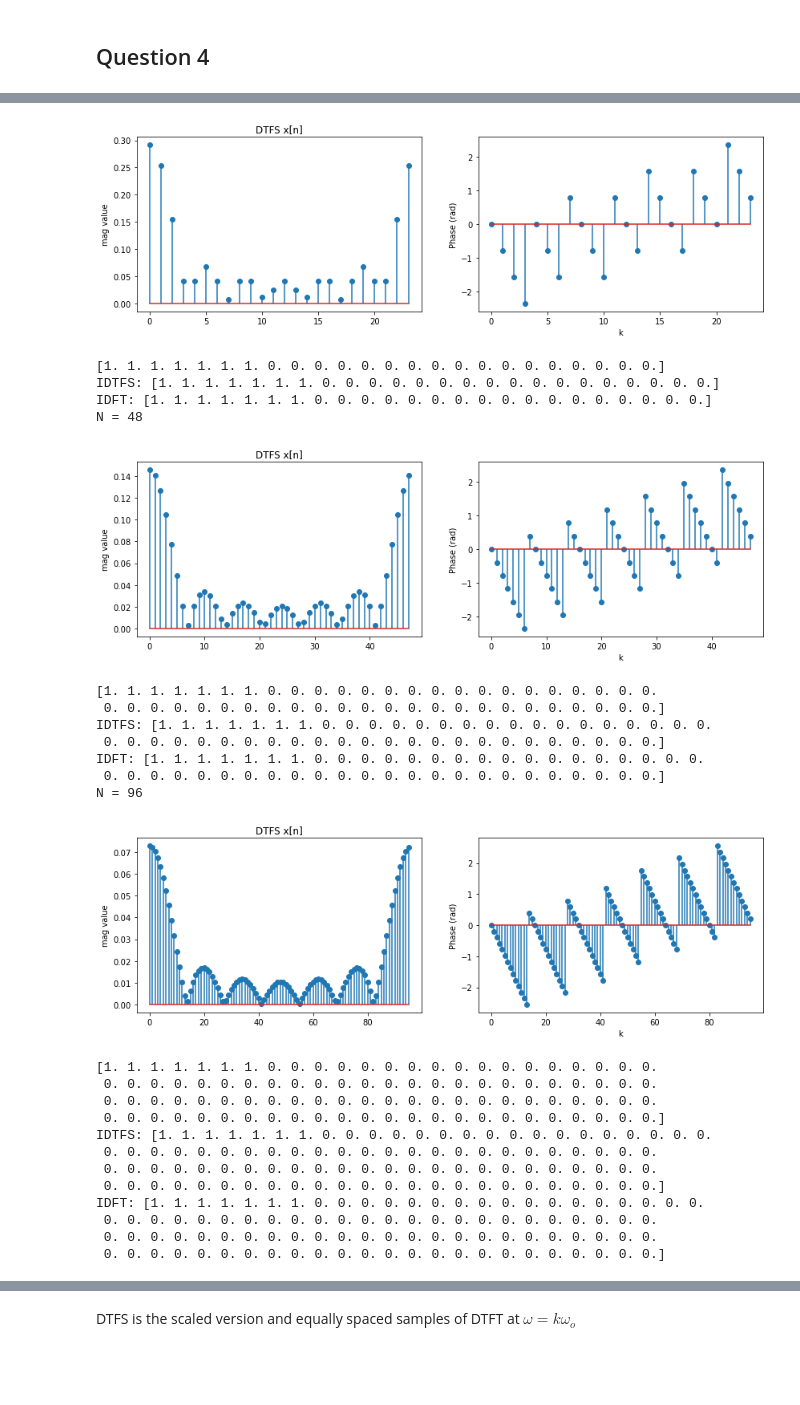
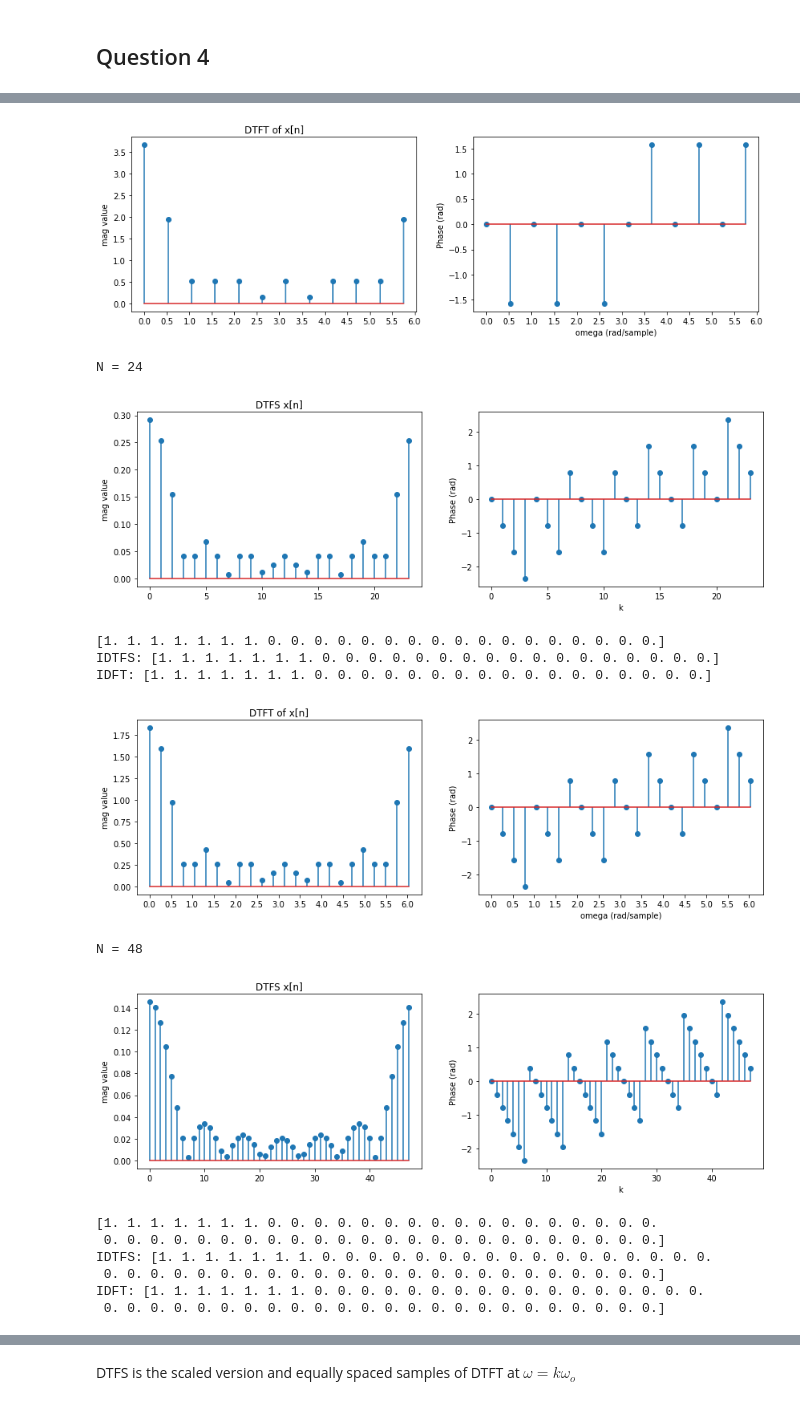
Before and after one commit to tejas1611/DSP-NTU, a Jupyter notebook: Lab3.ipynb, the cells around one changed output, grey strips where cells are left out. Saved outputs shown, nothing was run; the diff lists cells and outputs as text; code cells hidden in the pictures; blank space fills up the shorter version.

```diff
--- a/Lab3.ipynb
+++ b/Lab3.ipynb
@@ -49,7 +49,7 @@ def myIDFT(X):
 # %% [markdown]
 ### Question 2
 # %%
-def q1_b_c(x, mode="both"):
+def q1_b_c(x, mode):
     # (X) = np.fft.fft(x)
 
     (X1, Omega) = myDTFS(x)
@@ -57,7 +57,7 @@ def q1_b_c(x, mode="both"):
     angleX = np.angle(X1)
     titleStr = 'x[n]'
 
-    if mode=="dtfs" or mode=="both":
+    if "dtfs" in mode:
         f, axarr = plt.subplots(1,2, sharex=True, figsize=(14,4))
         axarr[0].stem(np.arange(0,len(X1)), absX)
         axarr[0].set_title('DTFS '+titleStr)
@@ -74,7 +74,7 @@ def q1_b_c(x, mode="both"):
     print(x)
     titleStr = 'x[n]'
 
-    if mode=="dft" or mode=="both":
+    if "dft" in mode:
         f, axarr = plt.subplots(1,2, sharex=True, figsize=(14,4))
         axarr[0].stem(np.arange(0,len(X2)), absX2)
         axarr[0].set_title('DFT '+titleStr)
@@ -88,8 +88,20 @@ def q1_b_c(x, mode="both"):
     print("IDTFS:", np.round(myIDTFS(X1)))
     print("IDFT:", np.round(myIDFT(X2)))
 
+    if "dtft" in mode:
+        f, axarr = plt.subplots(1, 2, sharex=True, figsize=(14,4))
+        axarr[0].stem(Omega, absX*(2*np.pi),'C0x')
+        axarr[0].set_title('DTFT of '+titleStr)
+        axarr[0].set_ylabel('mag value')
+        plt.xticks(np.arange(0, 2*np.pi, step=0.5))
 
-q1_b_c([1,1,0,0,0,0,0,0,0,0,0,0])
+        axarr[1].stem(Omega, angleX)
+        axarr[1].set_xlabel('omega (rad/sample)')
+        axarr[1].set_ylabel('Phase (rad)')
+        plt.show()
+
+
+q1_b_c([1,1,0,0,0,0,0,0,0,0,0,0], "dtfs,dft")
 # %% [output]
 [figure]
 [1, 1, 0, 0, 0, 0, 0, 0, 0, 0, 0, 0]
@@ -182,7 +194,7 @@ def q4_b():
         print("N =", str(N))
         arr = np.zeros(N)
         arr[0:7]=1
-        q1_b_c(arr, "dtfs")
+        q1_b_c(arr, "dtfs,dtft")
 
 q4_b()
 # %% [output]
@@ -195,26 +206,15 @@ N = 24
-[figure, old version]
+[figure, new version]
-[1. 1. 1. 1. 1. 1. 1. 0. 0. 0. 0. 0. 0. 0. 0. 0. 0. 0. 0. 0. 0. 0. 0. 0.]
-IDTFS: [1. 1. 1. 1. 1. 1. 1. 0. 0. 0. 0. 0. 0. 0. 0. 0. 0. 0. 0. 0. 0. 0. 0. 0.]
-IDFT: [1. 1. 1. 1. 1. 1. 1. 0. 0. 0. 0. 0. 0. 0. 0. 0. 0. 0. 0. 0. 0. 0. 0. 0.]
-N = 48
+N = 24
-[figure, old version]
+[figure, new version]
-[1. 1. 1. 1. 1. 1. 1. 0. 0. 0. 0. 0. 0. 0. 0. 0. 0. 0. 0. 0. 0. 0. 0. 0.
- 0. 0. 0. 0. 0. 0. 0. 0. 0. 0. 0. 0. 0. 0. 0. 0. 0. 0. 0. 0. 0. 0. 0. 0.]
-IDTFS: [1. 1. 1. 1. 1. 1. 1. 0. 0. 0. 0. 0. 0. 0. 0. 0. 0. 0. 0. 0. 0. 0. 0. 0.
- 0. 0. 0. 0. 0. 0. 0. 0. 0. 0. 0. 0. 0. 0. 0. 0. 0. 0. 0. 0. 0. 0. 0. 0.]
-IDFT: [1. 1. 1. 1. 1. 1. 1. 0. 0. 0. 0. 0. 0. 0. 0. 0. 0. 0. 0. 0. 0. 0. 0. 0.
- 0. 0. 0. 0. 0. 0. 0. 0. 0. 0. 0. 0. 0. 0. 0. 0. 0. 0. 0. 0. 0. 0. 0. 0.]
-N = 96
+[1. 1. 1. 1. 1. 1. 1. 0. 0. 0. 0. 0. 0. 0. 0. 0. 0. 0. 0. 0. 0. 0. 0. 0.]
+IDTFS: [1. 1. 1. 1. 1. 1. 1. 0. 0. 0. 0. 0. 0. 0. 0. 0. 0. 0. 0. 0. 0. 0. 0. 0.]
+IDFT: [1. 1. 1. 1. 1. 1. 1. 0. 0. 0. 0. 0. 0. 0. 0. 0. 0. 0. 0. 0. 0. 0. 0. 0.]
-[figure, old version]
+[figure, new version]
-[1. 1. 1. 1. 1. 1. 1. 0. 0. 0. 0. 0. 0. 0. 0. 0. 0. 0. 0. 0. 0. 0. 0. 0.
- 0. 0. 0. 0. 0. 0. 0. 0. 0. 0. 0. 0. 0. 0. 0. 0. 0. 0. 0. 0. 0. 0. 0. 0.
- 0. 0. 0. 0. 0. 0. 0. 0. 0. 0. 0. 0. 0. 0. 0. 0. 0. 0. 0. 0. 0. 0. 0. 0.
- 0. 0. 0. 0. 0. 0. 0. 0. 0. 0. 0. 0. 0. 0. 0. 0. 0. 0. 0. 0. 0. 0. 0. 0.]
-IDTFS: [1. 1. 1. 1. 1. 1. 1. 0. 0. 0. 0. 0. 0. 0. 0. 0. 0. 0. 0. 0. 0. 0. 0. 0.
- 0. 0. 0. 0. 0. 0. 0. 0. 0. 0. 0. 0. 0. 0. 0. 0. 0. 0. 0. 0. 0. 0. 0. 0.
- 0. 0. 0. 0. 0. 0. 0. 0. 0. 0. 0. 0. 0. 0. 0. 0. 0. 0. 0. 0. 0. 0. 0. 0.
- 0. 0. 0. 0. 0. 0. 0. 0. 0. 0. 0. 0. 0. 0. 0. 0. 0. 0. 0. 0. 0. 0. 0. 0.]
-IDFT: [1. 1. 1. 1. 1. 1. 1. 0. 0. 0. 0. 0. 0. 0. 0. 0. 0. 0. 0. 0. 0. 0. 0. 0.
- 0. 0. 0. 0. 0. 0. 0. 0. 0. 0. 0. 0. 0. 0. 0. 0. 0. 0. 0. 0. 0. 0. 0. 0.
- 0. 0. 0. 0. 0. 0. 0. 0. 0. 0. 0. 0. 0. 0. 0. 0. 0. 0. 0. 0. 0. 0. 0. 0.
- 0. 0. 0. 0. 0. 0. 0. 0. 0. 0. 0. 0. 0. 0. 0. 0. 0. 0. 0. 0. 0. 0. 0. 0.]
+N = 48
+[figure, added]
+[1. 1. 1. 1. 1. 1. 1. 0. 0. 0. 0. 0. 0. 0. 0. 0. 0. 0. 0. 0. 0. 0. 0. 0.
+ 0. 0. 0. 0. 0. 0. 0. 0. 0. 0. 0. 0. 0. 0. 0. 0. 0. 0. 0. 0. 0. 0. 0. 0.]
+IDTFS: [1. 1. 1. 1. 1. 1. 1. 0. 0. 0. 0. 0. 0. 0. 0. 0. 0. 0. 0. 0. 0. 0. 0. 0.
+ 0. 0. 0. 0. 0. 0. 0. 0. 0. 0. 0. 0. 0. 0. 0. 0. 0. 0. 0. 0. 0. 0. 0. 0.]
+IDFT: [1. 1. 1. 1. 1. 1. 1. 0. 0. 0. 0. 0. 0. 0. 0. 0. 0. 0. 0. 0. 0. 0. 0. 0.
+ 0. 0. 0. 0. 0. 0. 0. 0. 0. 0. 0. 0. 0. 0. 0. 0. 0. 0. 0. 0. 0. 0. 0. 0.]
```
Also changed, not shown: parts of 2 cells of this notebook.
